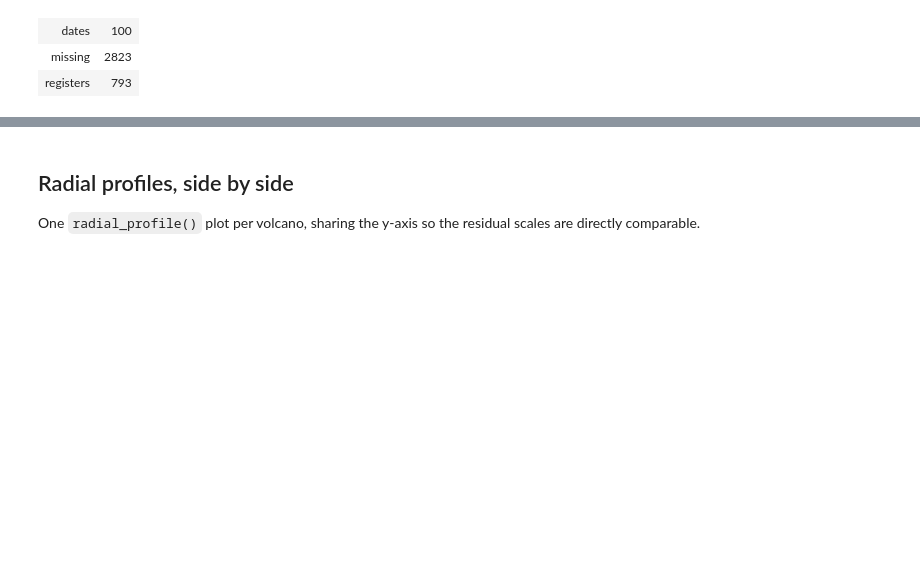
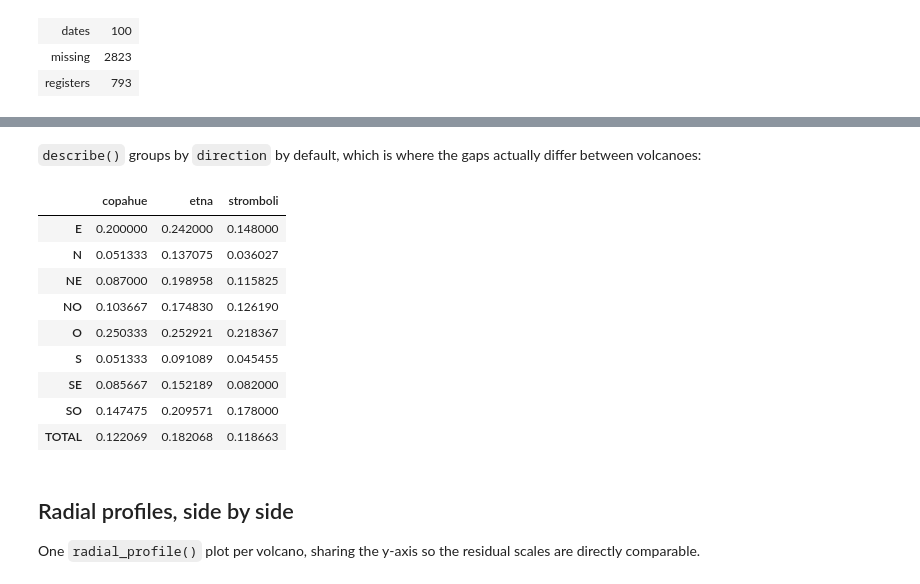
Before and after one commit to leliel12/volcanicus, a Jupyter notebook: notebooks/comparison.ipynb, the cells around one changed output, grey strips where cells are left out. Drawn from its saved outputs; the diff is of its cells as text; code cells hidden in the pictures; blank space fills up the shorter version.

```diff
--- a/notebooks/comparison.ipynb
+++ b/notebooks/comparison.ipynb
@@ -52,3 +52,20 @@ pd.DataFrame(
+# %% [markdown]
+`describe()` groups by `direction` by default, which is where the gaps actually differ between volcanoes:
+# %%
+pd.DataFrame(
+    {name: v.describe()["proportion"] for name, v in volcanoes.items()}
+)
+# %% [output]
+|  | copahue | etna | stromboli |
+| E | 0.200000 | 0.242000 | 0.148000 |
+| N | 0.051333 | 0.137075 | 0.036027 |
+| NE | 0.087000 | 0.198958 | 0.115825 |
+| NO | 0.103667 | 0.174830 | 0.126190 |
+| O | 0.250333 | 0.252921 | 0.218367 |
+| S | 0.051333 | 0.091089 | 0.045455 |
+| SE | 0.085667 | 0.152189 | 0.082000 |
+| SO | 0.147475 | 0.209571 | 0.178000 |
+| TOTAL | 0.122069 | 0.182068 | 0.118663 |
 # %% [markdown]
 ## Radial profiles, side by side
 
```
Also changed, not shown: parts of 2 cells of this notebook, 5 other files.
